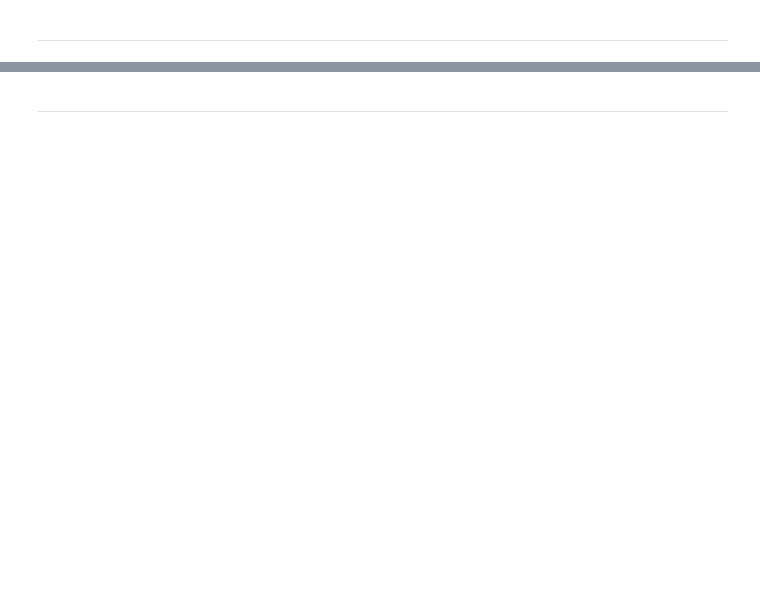
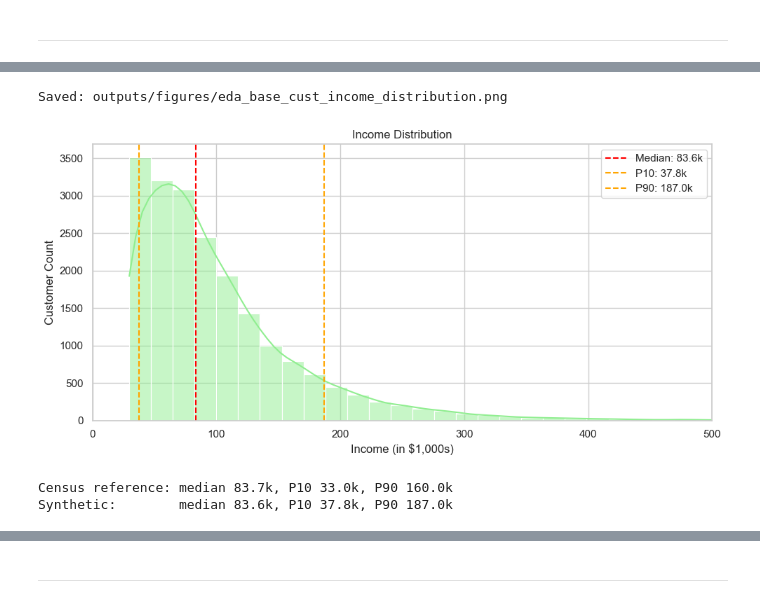
Before and after one commit to theen04/mortgage-renewal-pricing-optimization, a Jupyter notebook: mortgage_pricing_model.ipynb, the cells around one changed output, grey strips where cells are left out. Saved outputs shown, nothing was run; the diff lists cells and outputs as text; code cells hidden in the pictures; blank space fills up the shorter version.

```diff
--- a/mortgage_pricing_model.ipynb
+++ b/mortgage_pricing_model.ipynb
@@ -589,0 +165,18 @@ Validation passed: one bounded loan amount per customer.
+# %%
+def calculate_dti(income, median_income=83730, min_dti=0.15, max_dti=0.45, scale=55000):
+    """
+    Map income to a debt-to-income ratio using an inverse-U function.
+
+    Args:
+        income (array-like): Array of customer incomes
+        median_income (float): Income at which DTI peaks
+        min_dti (float): Minimum DTI allowed
+        max_dti (float): Maximum DTI allowed
+        scale (float): Scaling factor controlling curvature of the inverse-U
+
+    Returns:
+        np.array: Array of DTI values between min_dti and max_dti
+    """
+    dti_raw = 1 - ((np.asarray(income) - median_income) / scale) ** 2
+    dti_raw = np.clip(dti_raw, 0, 1)
+    return min_dti + dti_raw * (max_dti - min_dti)
@@ -705,0 +526,25 @@ Median Income: 83836.84
+# %%
+fig, ax = plt.subplots(figsize=(10, 5))
+sns.histplot(customer_view["income"] / 1000, bins=60, kde=True, color="lightgreen", ax=ax)
+
+income_quantiles = customer_view["income"].quantile([0.10, 0.50, 0.90]) / 1000
+ax.axvline(income_quantiles[0.50], color="red", linestyle="--", label=f"Median: {income_quantiles[0.50]:.1f}k")
+ax.axvline(income_quantiles[0.10], color="orange", linestyle="--", label=f"P10: {income_quantiles[0.10]:.1f}k")
+ax.axvline(income_quantiles[0.90], color="orange", linestyle="--", label=f"P90: {income_quantiles[0.90]:.1f}k")
+
+ax.set_xlim(0, 500)
+ax.set_xlabel("Income (in $1,000s)")
+ax.set_ylabel("Customer Count")
+ax.set_title("Income Distribution")
+ax.legend()
+fig.tight_layout()
+save_figure("eda_base_cust_income_distribution.png")
+plt.show()
+
+print("Census reference: median 83.7k, P10 33.0k, P90 160.0k")
+print(f"Synthetic:        median {income_quantiles[0.50]:.1f}k, P10 {income_quantiles[0.10]:.1f}k, P90 {income_quantiles[0.90]:.1f}k")
+# %% [output]
+Saved: outputs/figures/eda_base_cust_income_distribution.png
+[figure, added]
+Census reference: median 83.7k, P10 33.0k, P90 160.0k
+Synthetic:        median 83.6k, P10 37.8k, P90 187.0k
```
Also changed, not shown: parts of 259 cells of this notebook, 35 other files.
